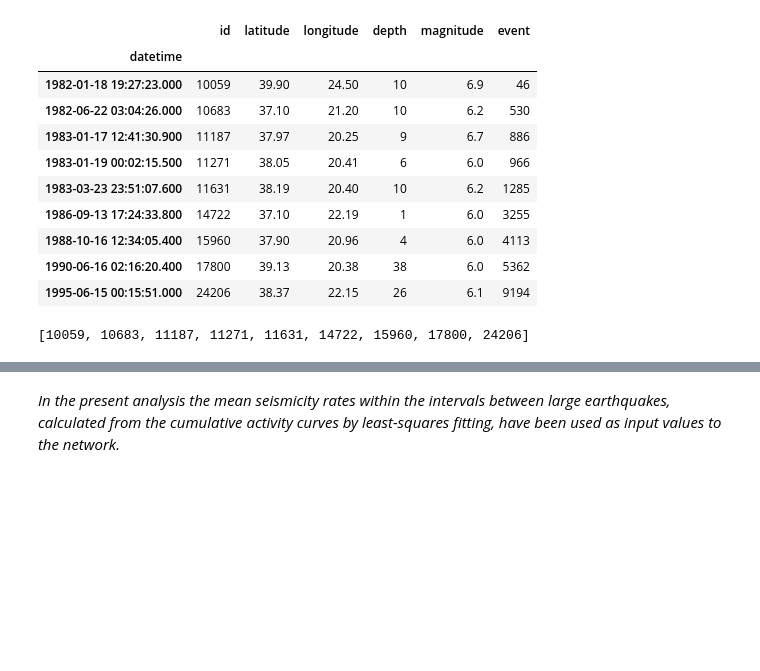
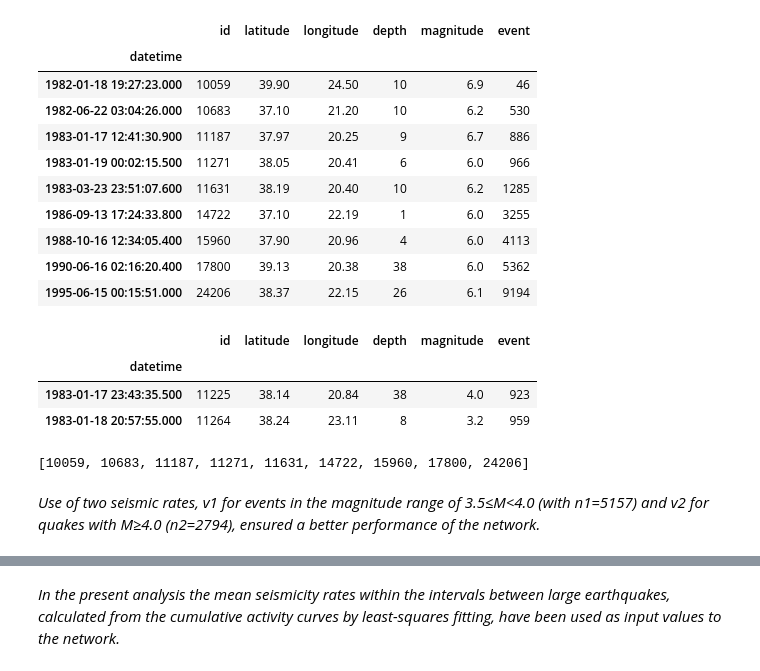
Before and after one commit to float3rs/dL, a Jupyter notebook: final/project1.ipynb, the cells around one changed output, grey strips where cells are left out. Cells and saved outputs as stored; diff of their text form; code cells hidden in the pictures; blank space fills up the shorter version.

```diff
--- a/final/project1.ipynb
+++ b/final/project1.ipynb
@@ -1299,8 +1291,17 @@ df_papr.loc[df_papr['magnitude'] >= 6.0]
 | 1988-10-16 12:34:05.400 | 15960 | 37.90 | 20.96 | 4 | 6.0 | 4113 |
 | 1990-06-16 02:16:20.400 | 17800 | 39.13 | 20.38 | 38 | 6.0 | 5362 |
 | 1995-06-15 00:15:51.000 | 24206 | 38.37 | 22.15 | 26 | 6.1 | 9194 |
+# %%
+df_papr.loc[(df_papr['id'] > 11187) & (df_papr['id'] < 11271) & (df_papr['magnitude'] >= 3.2) & (df_papr['magnitude'] < 4.1)]
+# %% [output]
+|  | id | latitude | longitude | depth | magnitude | event |
+| datetime |  |  |  |  |  |  |
+| 1983-01-17 23:43:35.500 | 11225 | 38.14 | 20.84 | 38 | 4.0 | 923 |
+| 1983-01-18 20:57:55.000 | 11264 | 38.24 | 23.11 | 8 | 3.2 | 959 |
 # %%
 id6 = [i for i in df_papr['id'].loc[df_papr['magnitude'] >= 6.0]]
 id6
 # %% [output]
 [10059, 10683, 11187, 11271, 11631, 14722, 15960, 17800, 24206]
+# %% [markdown]
+*Use of two seismic rates, v1 for events in the magnitude range of 3.5≤M<4.0 (with n1=5157) and v2 for quakes with M≥4.0 (n2=2794), ensured a better performance of the network.*
```
Also changed, not shown: parts of 14 cells of this notebook.
